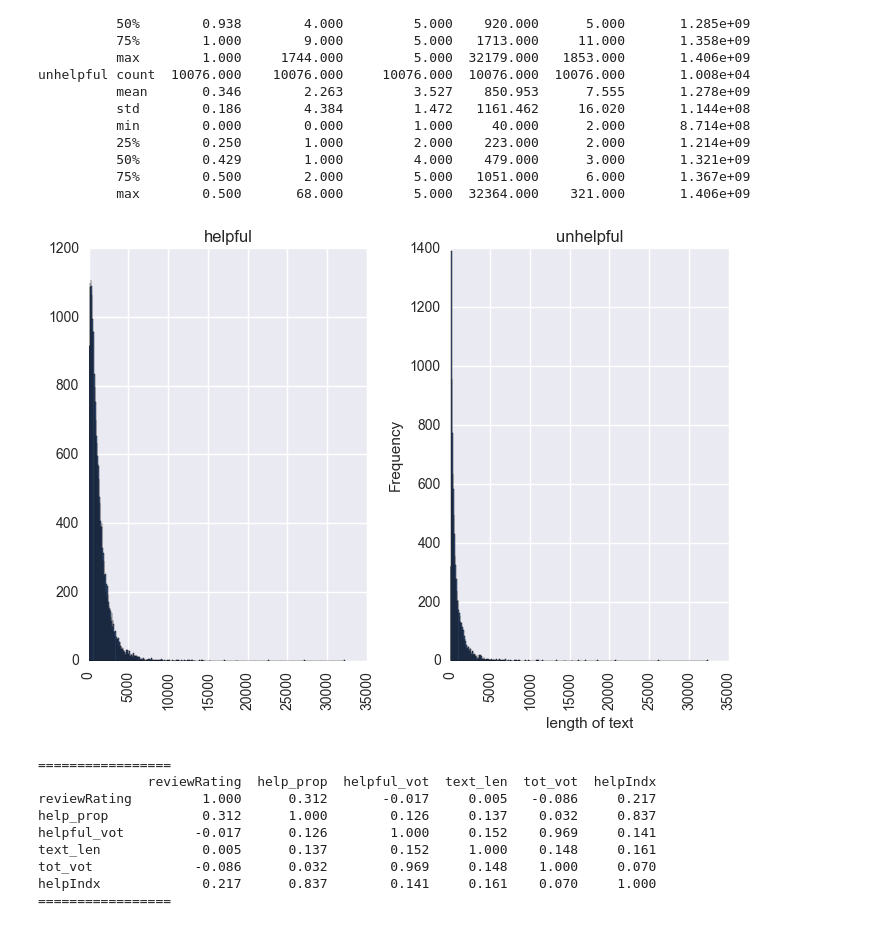
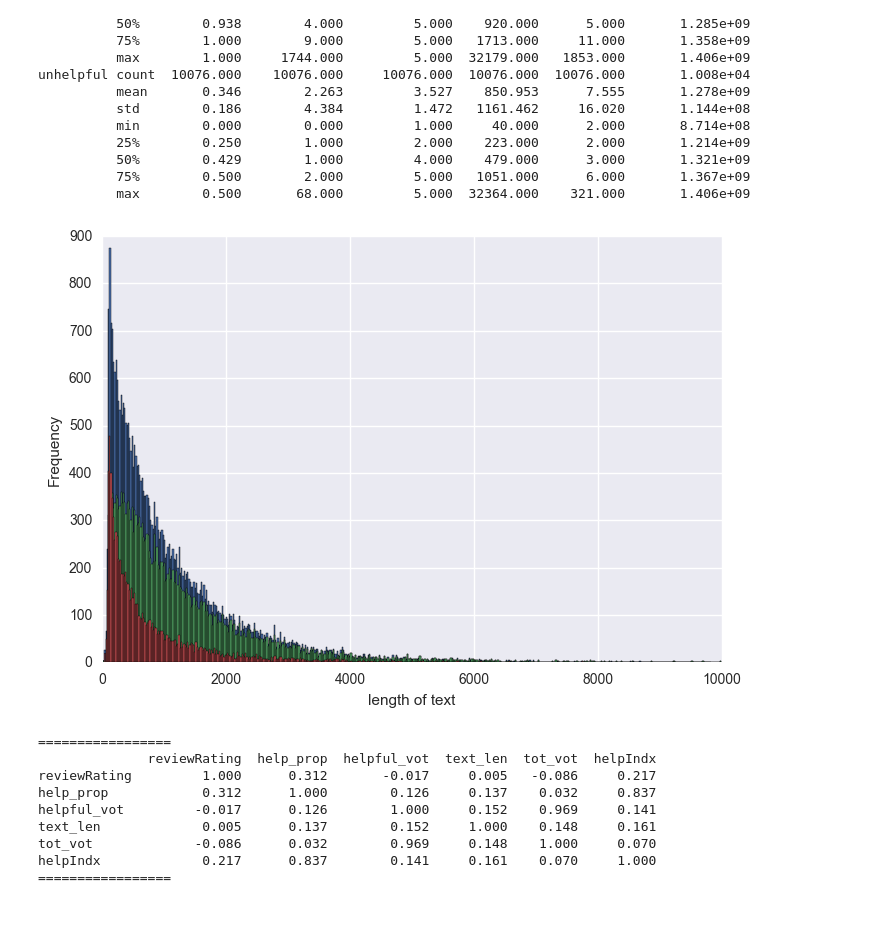
Before and after one commit to TancyKao/AmazonReviewProj, a Jupyter notebook: AmazonBookPilot.ipynb, the cells around one changed output. Cells and saved outputs as stored; diff of their text form; code cells hidden in the pictures.

```diff
--- a/AmazonBookPilot.ipynb
+++ b/AmazonBookPilot.ipynb
@@ -332,14 +332,21 @@ unhelpful count  10076.000    10076.000     10076.000  10076.000  10076.000
 # %%
 ##########################
 ## 3.3 TEXT LENGTH
 ###########################
-subset_ABS_df.hist(column='text_len', by='helpIndx', bins=500)
+
+
+subset_ABS_df.text_len[subset_ABS_df.text_len<10000].plot(bins=500, kind='hist')
+dhelp = subset_ABS_df.text_len[(subset_ABS_df['helpIndx']=='helpful') & (subset_ABS_df.text_len<10000)]
+dunhelp = subset_ABS_df.text_len[(subset_ABS_df['helpIndx']=='unhelpful') & (subset_ABS_df.text_len<10000)]
+
+dhelp.plot(bins=500, kind='hist')
+dunhelp.plot(bins=500, kind='hist')
 
 plt.xlabel("length of text")
 plt.ylabel("Frequency")
 plt.show()
 # %% [output]
-[figure, old version]
+[figure, new version]
 # %%
 ############################
 ## 3.4 PAIRWISE PEARSON CORR
```
Also changed, not shown: parts of 41 cells of this notebook.
